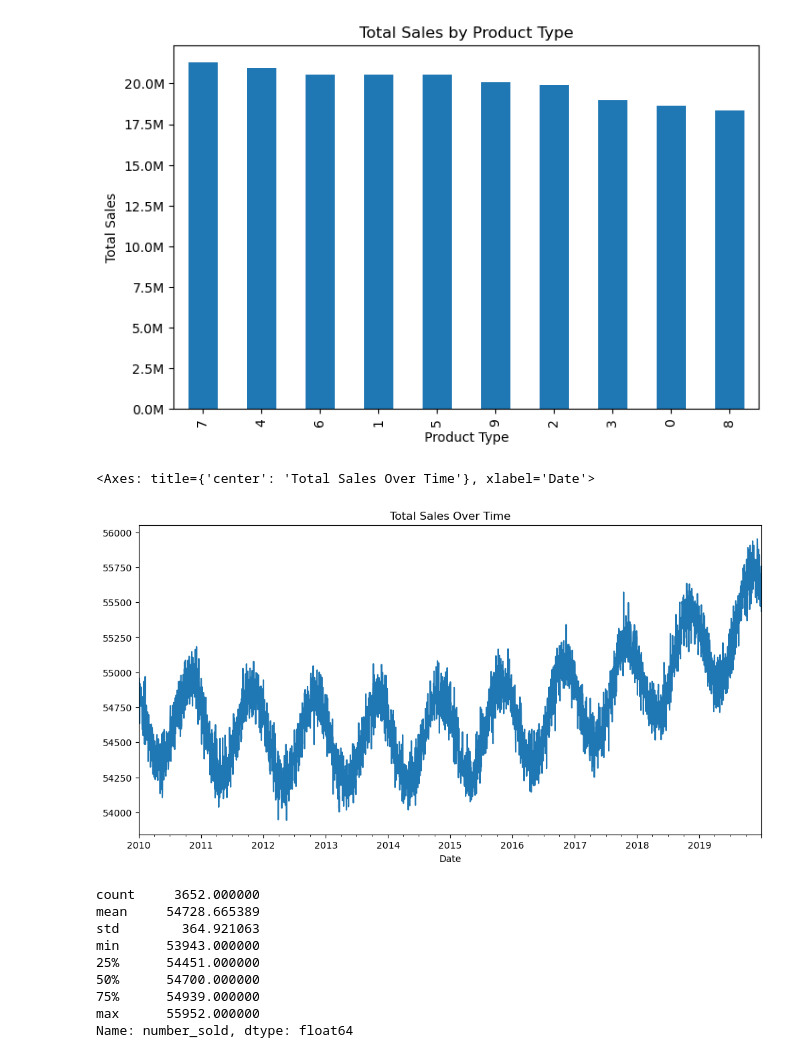
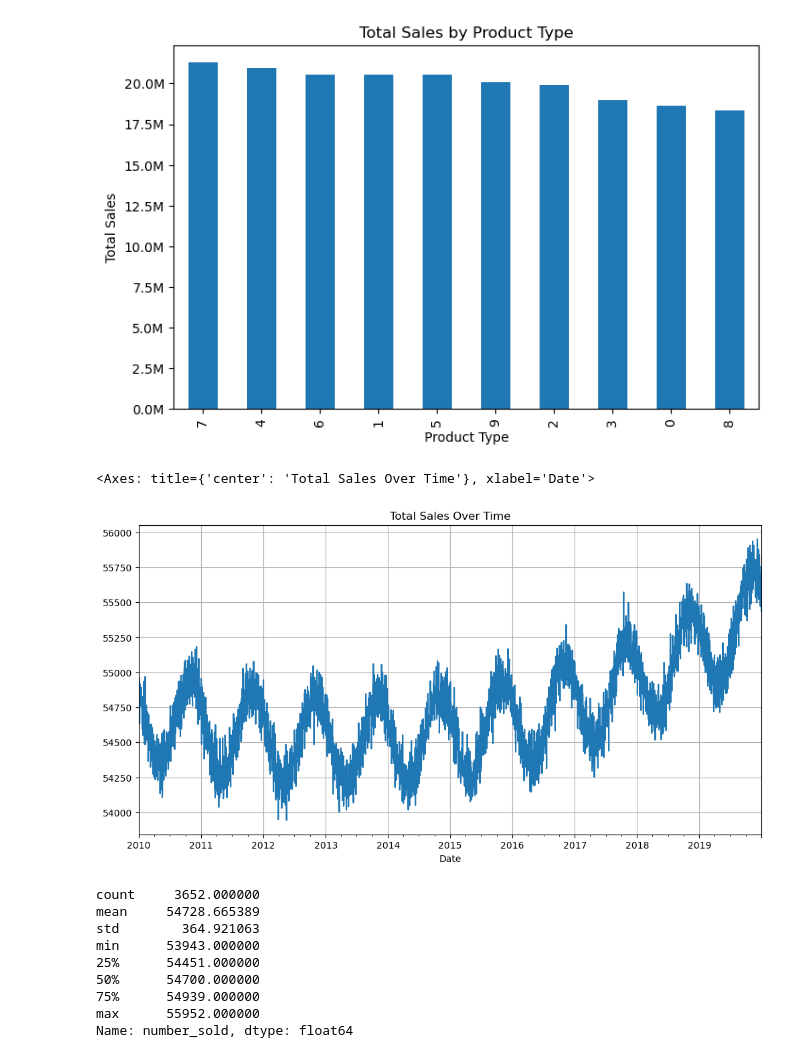
Before and after one commit to eysszn/9428-dm-acts, a Jupyter notebook: finals/finact1/finact1.ipynb, the cells around one changed output. Saved outputs shown, nothing was run; the diff lists cells and outputs as text; code cells hidden in the pictures.

```diff
--- a/finals/finact1/finact1.ipynb
+++ b/finals/finact1/finact1.ipynb
@@ -88,10 +80,10 @@ Name: number_sold, dtype: int64
 # %%
 # total sales over time
 total_sales_daily = data.groupby('date')['number_sold'].sum()
-total_sales_daily.plot(figsize=(12,6), title='Total Sales Over Time', x='Number Sold', xlabel='Date')
+total_sales_daily.plot(figsize=(12,6), title='Total Sales Over Time', x='Number Sold', xlabel='Date', grid=True)
 # %% [output]
 <Axes: title={'center': 'Total Sales Over Time'}, xlabel='Date'>
-[figure, old version]
+[figure, new version]
 # %%
 # sales statistics
 sales_summary = total_sales_daily.describe()
```
Also changed, not shown: parts of 3 cells of this notebook.
